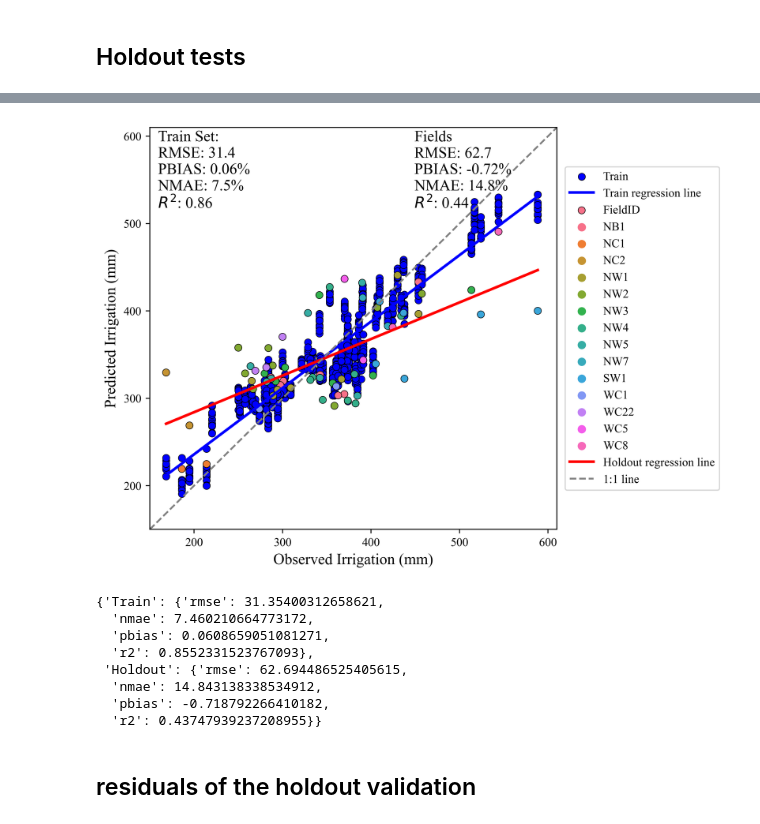
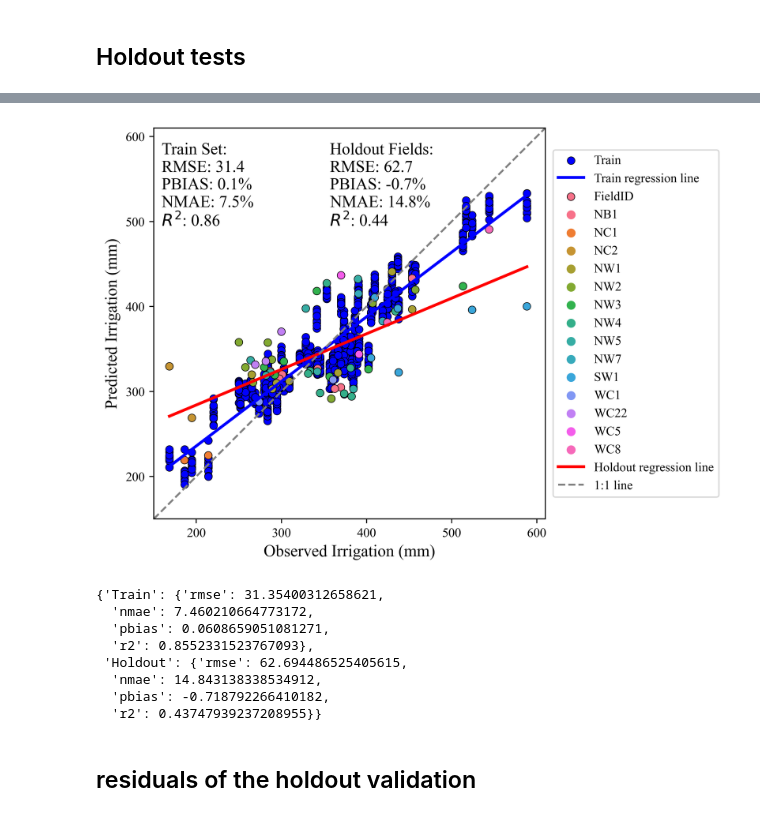
Before and after one commit to mahbub-alt/Crop_Yield_and_Irrigation_Prediction, a Jupyter notebook: Irrigation_Modeling.ipynb, the cells around one changed output, grey strips where cells are left out. Drawn from its saved outputs; the diff is of its cells as text; code cells hidden in the pictures.

```diff
--- a/Irrigation_Modeling.ipynb
+++ b/Irrigation_Modeling.ipynb
@@ -286,17 +306,17 @@ Skipping FieldID=WC9 (only 1 samples).
 # %%
 evaluate_model(
     y_train=train_results["Actual"], y_pred_train=train_results["Predicted"],
     y_holdout = holdout_results["Actual"], y_pred_holdout = holdout_results["Predicted"],
-    units='mm',text = "Fields",
+    units='mm',text = "Holdout Fields:",
     label = "FieldID",
     hue =holdout_results["FieldID"],
     xlabel = "Observed Irrigation", ylabel = "Predicted Irrigation",
     xlim = (150, 610), ylim = (150, 610),
-    p=.65,
+    p=.45,
     legend_outside=True
 )
 # %% [output]
-[figure, old version]
+[figure, new version]
 {'Train': {'rmse': 31.35400312658621,
   'nmae': 7.460210664773172,
   'pbias': 0.0608659051081271,
```
Also changed, not shown: parts of 8 cells of this notebook, 1 other file.
